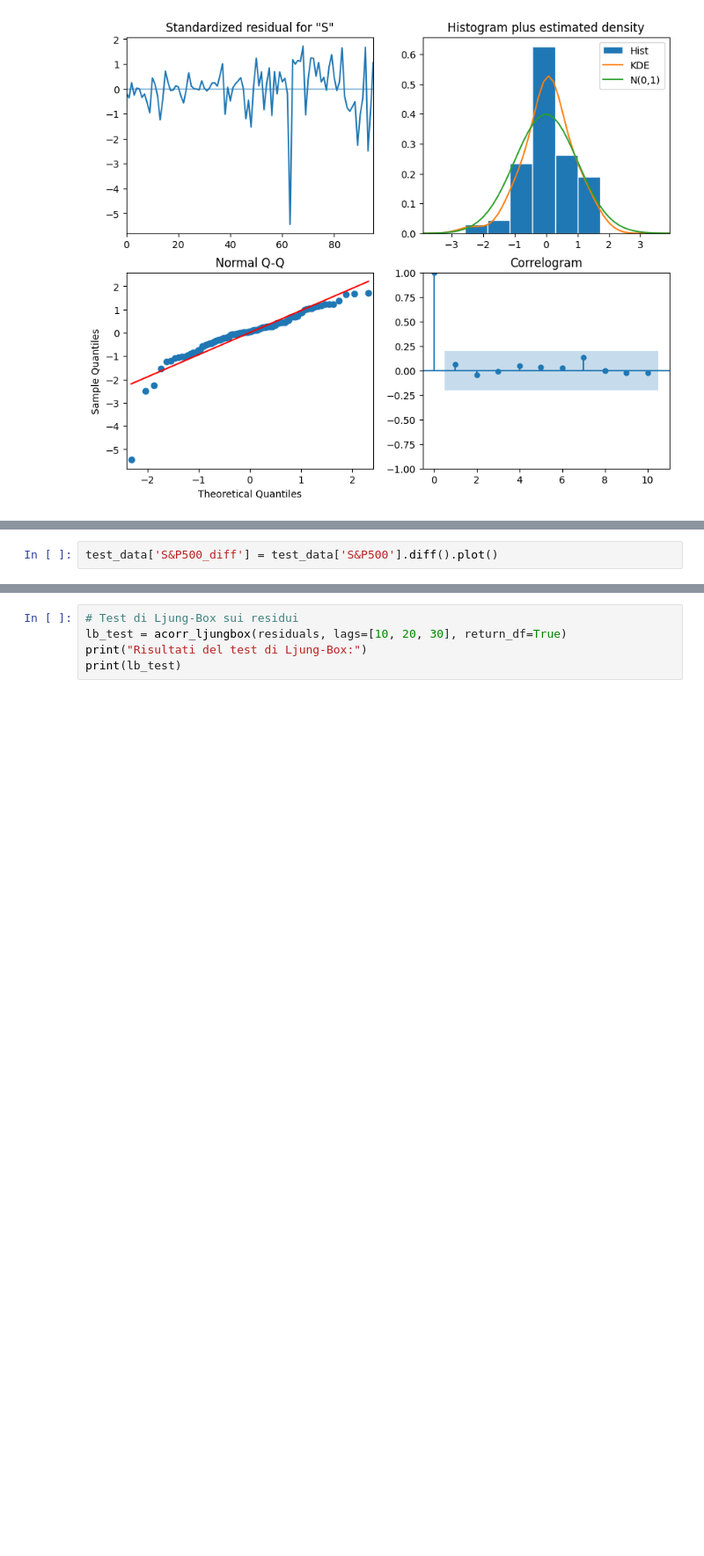
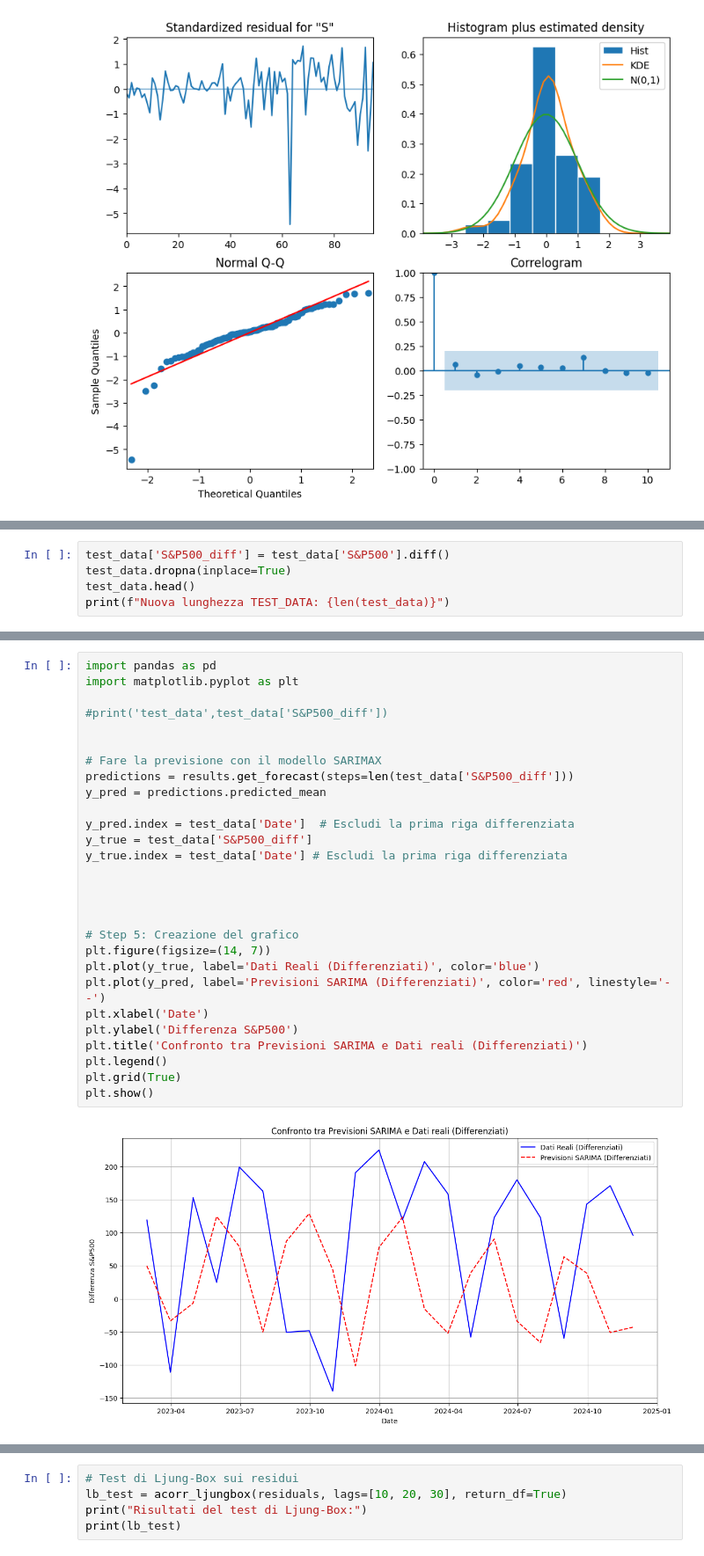
Before and after one commit to lucabellantee/Time-series-analysis, a Jupyter notebook: time_series_SP500_Aggregazione_per_mese.ipynb, the cells around one changed output, grey strips where cells are left out. Shown at 88% size. Cells and saved outputs as stored; diff of their text form; blank space fills up the shorter version.

```diff
--- a/time_series_SP500_Aggregazione_per_mese.ipynb
+++ b/time_series_SP500_Aggregazione_per_mese.ipynb
@@ -486,3 +493,6 @@ plt.show()
 # %%
-test_data['S&P500_diff'] = test_data['S&P500'].diff().plot()
+test_data['S&P500_diff'] = test_data['S&P500'].diff()
+test_data.dropna(inplace=True)
+test_data.head()
+print(f"Nuova lunghezza TEST_DATA: {len(test_data)}")
 # %% [output]
@@ -553,0 +509,30 @@ ValueError: Length mismatch: Expected axis has 24 elements, new values have 23 e
+# %%
+import pandas as pd
+import matplotlib.pyplot as plt
+
+#print('test_data',test_data['S&P500_diff'])
+
+
+# Fare la previsione con il modello SARIMAX
+predictions = results.get_forecast(steps=len(test_data['S&P500_diff']))
+y_pred = predictions.predicted_mean
+
+y_pred.index = test_data['Date']  # Escludi la prima riga differenziata
+y_true = test_data['S&P500_diff']
+y_true.index = test_data['Date'] # Escludi la prima riga differenziata
+
+
+
+
+# Step 5: Creazione del grafico
+plt.figure(figsize=(14, 7))
+plt.plot(y_true, label='Dati Reali (Differenziati)', color='blue')
+plt.plot(y_pred, label='Previsioni SARIMA (Differenziati)', color='red', linestyle='--')
+plt.xlabel('Date')
+plt.ylabel('Differenza S&P500')
+plt.title('Confronto tra Previsioni SARIMA e Dati reali (Differenziati)')
+plt.legend()
+plt.grid(True)
+plt.show()
+# %% [output]
+[figure, added]
```
Also changed, not shown: parts of 16 cells of this notebook.
